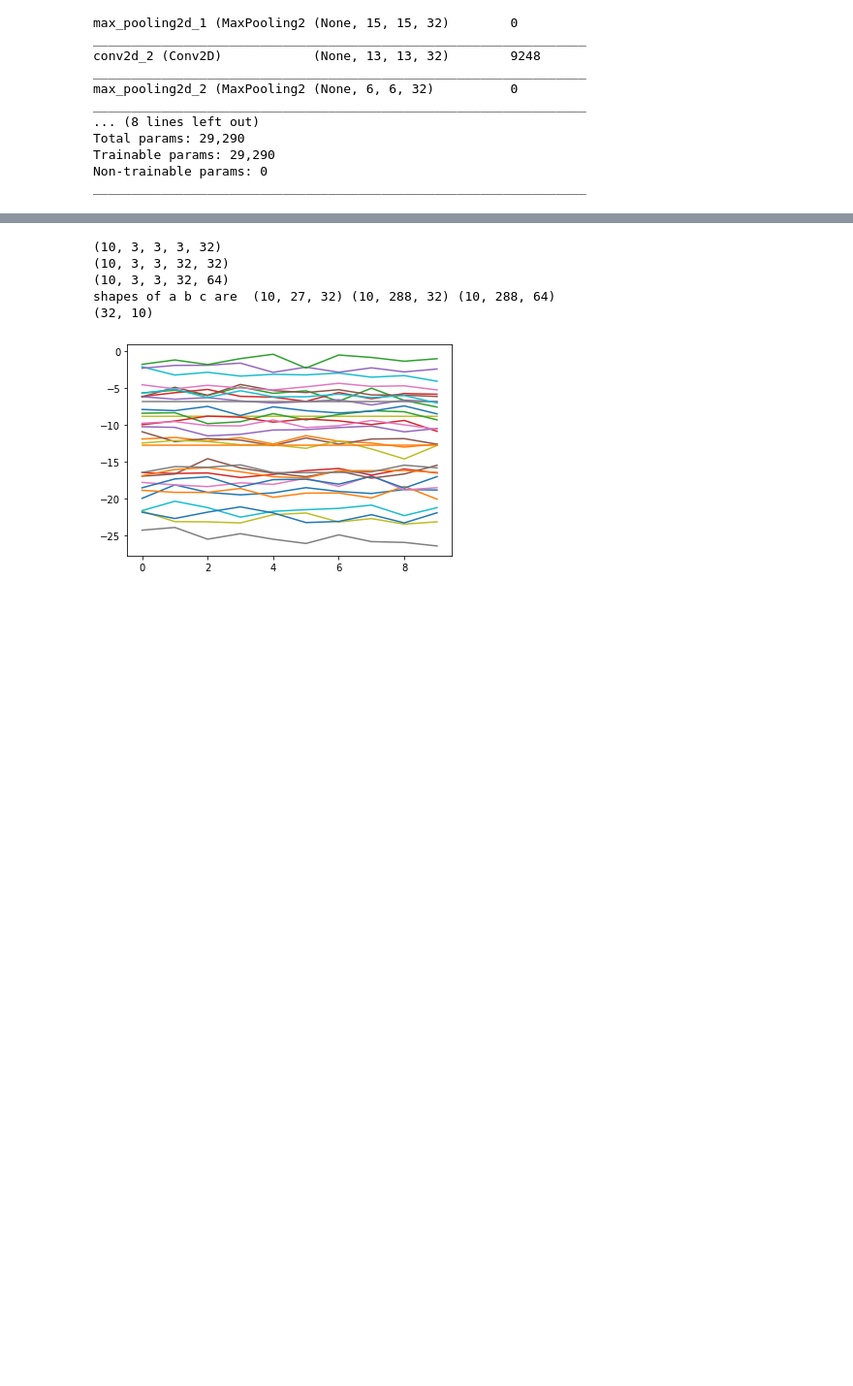
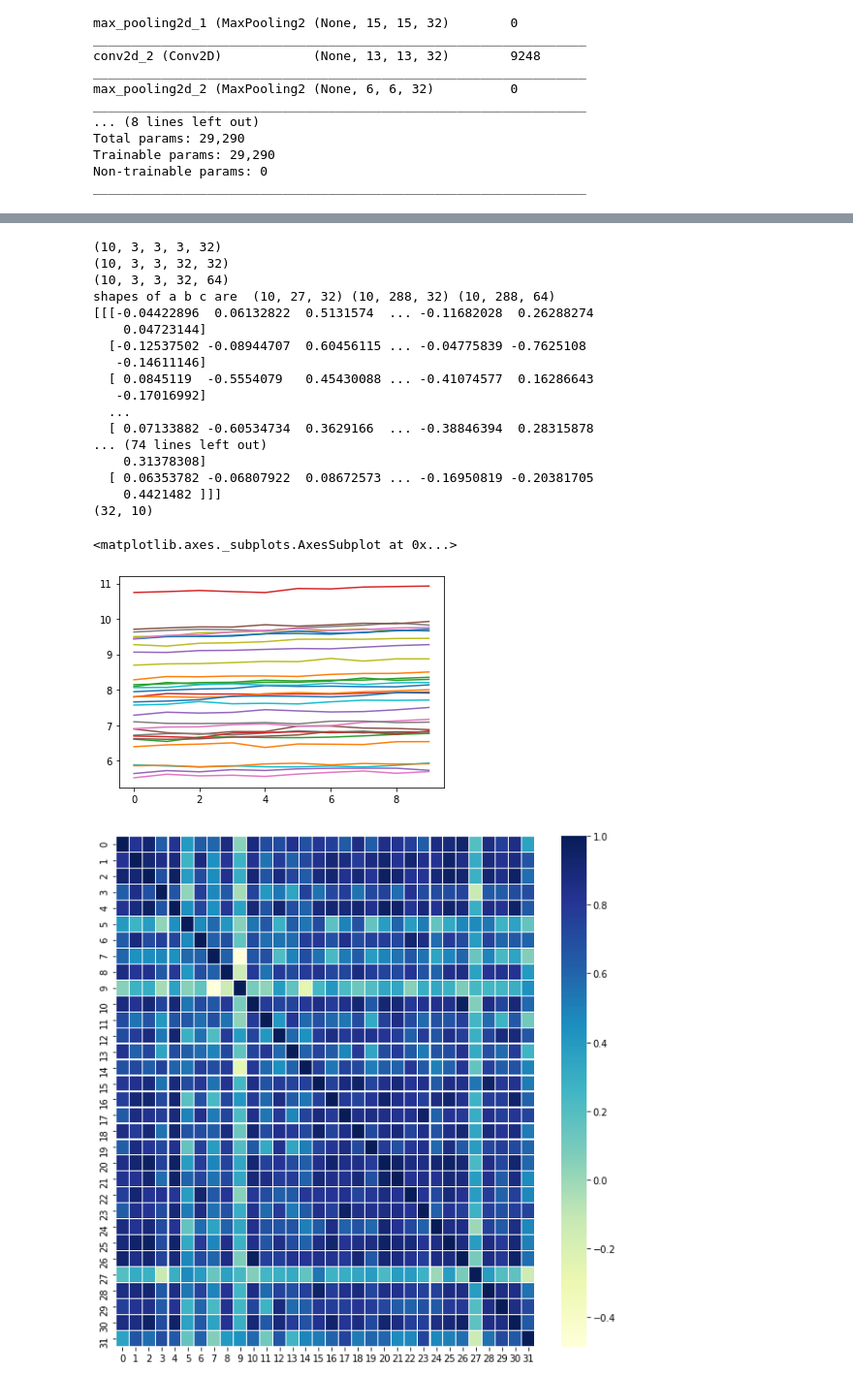
Before and after one commit to MDfarazuddin99/CNN_Pruning, a Jupyter notebook: HISTORICAL_CORRELATION_OF_L1_NORMSs.ipynb, the cells around one changed output, grey strips where cells are left out. Shown at 97% size. Drawn from its saved outputs; the diff is of its cells as text; code cells hidden in the pictures; blank space fills up the shorter version.

```diff
--- a/HISTORICAL_CORRELATION_OF_L1_NORMSs.ipynb
+++ b/HISTORICAL_CORRELATION_OF_L1_NORMSs.ipynb
@@ -208,32 +238,57 @@ Epoch 10/10
 # %%
 for we in gw.weight_list:
     print(np.array(we).shape)
 weight_list_per_epoch = gw.weight_list
 a = np.array(weight_list_per_epoch[0]).reshape(10,3*3*3,-1)
 b = np.array(weight_list_per_epoch[1]).reshape(10,3*3*32,-1)
 c = np.array(weight_list_per_epoch[2]).reshape(10,3*3*32,-1)
 print("shapes of a b c are ",a.shape,b.shape,c.shape)
-# print(a[0])
-x1 = np.sum(b,axis = 1)
+print(a)
+a,b,c = abs(a),abs(b),abs(c)
+
+x1 = np.sum(a,axis = 1)
 
 x1 = x1.T
 print(x1.shape)
 
 
 for i in range(x1.shape[0]):
     plt.plot(np.arange(10),x1[i])
 # plt.plot(np.arange(10),x1[1])
 # plt.plot(np.arange(10),x1[2])
 # plt.plot(np.arange(10),x1[3])
 
+
+import pandas as pd
+import seaborn as sns
+df = pd.DataFrame(x1.T)
+corrmat = df.corr(method='pearson')
+f, ax = plt.subplots(figsize=(10, 10))
+sns.heatmap(corrmat, ax=ax, cmap="YlGnBu", linewidths=0.1)
+
+
 #  the above variable (weight_list_per_epoch) should be stord in some csv/h5 file.
 # %% [output]
 (10, 3, 3, 3, 32)
 (10, 3, 3, 32, 32)
 (10, 3, 3, 32, 64)
 shapes of a b c are  (10, 27, 32) (10, 288, 32) (10, 288, 64)
+[[[-0.04422896  0.06132822  0.5131574  ... -0.11682028  0.26288274
+    0.04723144]
+  [-0.12537502 -0.08944707  0.60456115 ... -0.04775839 -0.7625108
+   -0.14611146]
+  [ 0.0845119  -0.5554079   0.45430088 ... -0.41074577  0.16286643
+   -0.17016992]
+  ...
+  [ 0.07133882 -0.60534734  0.3629166  ... -0.38846394  0.28315878
+... (74 lines left out)
+    0.31378308]
+  [ 0.06353782 -0.06807922  0.08672573 ... -0.16950819 -0.20381705
+    0.4421482 ]]]
 (32, 10)
+<matplotlib.axes._subplots.AxesSubplot at 0x...>
-[figure, old version]
+[figure, new version]
+[figure, added]
 # %%
 def my_in_conv_layer_get_l1_norms_per_epoch(weight_list_per_epoch):
     l1_norm_list_per_epoch = list()
```
Also changed, not shown: parts of 9 cells of this notebook.
